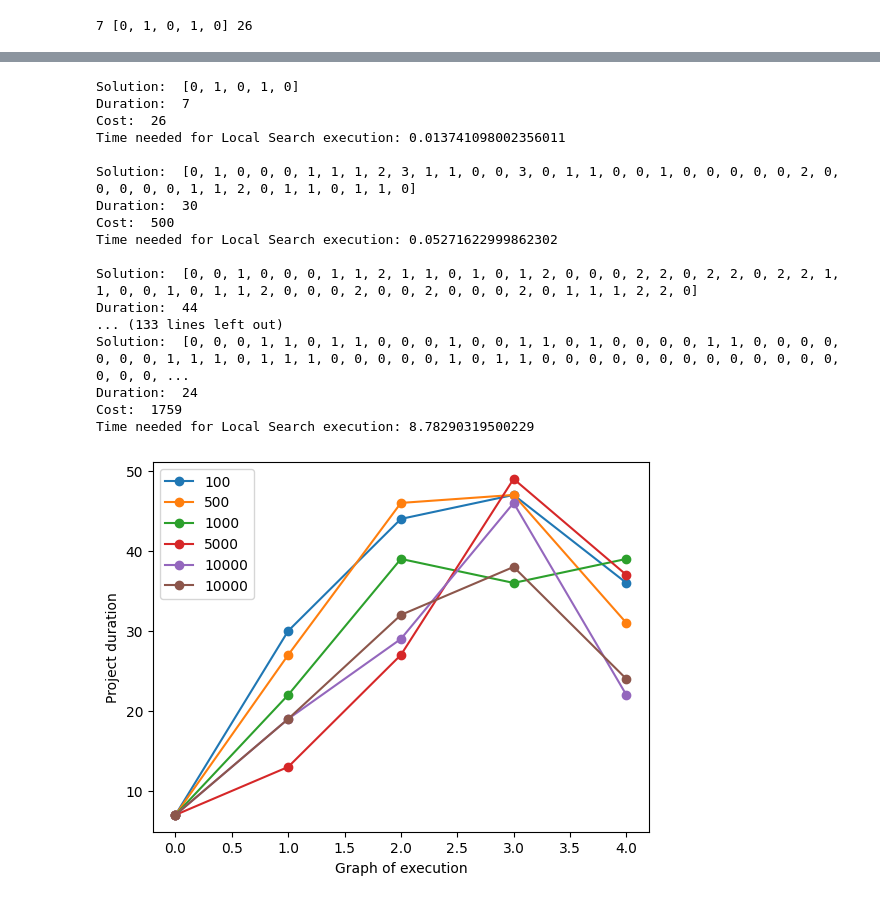
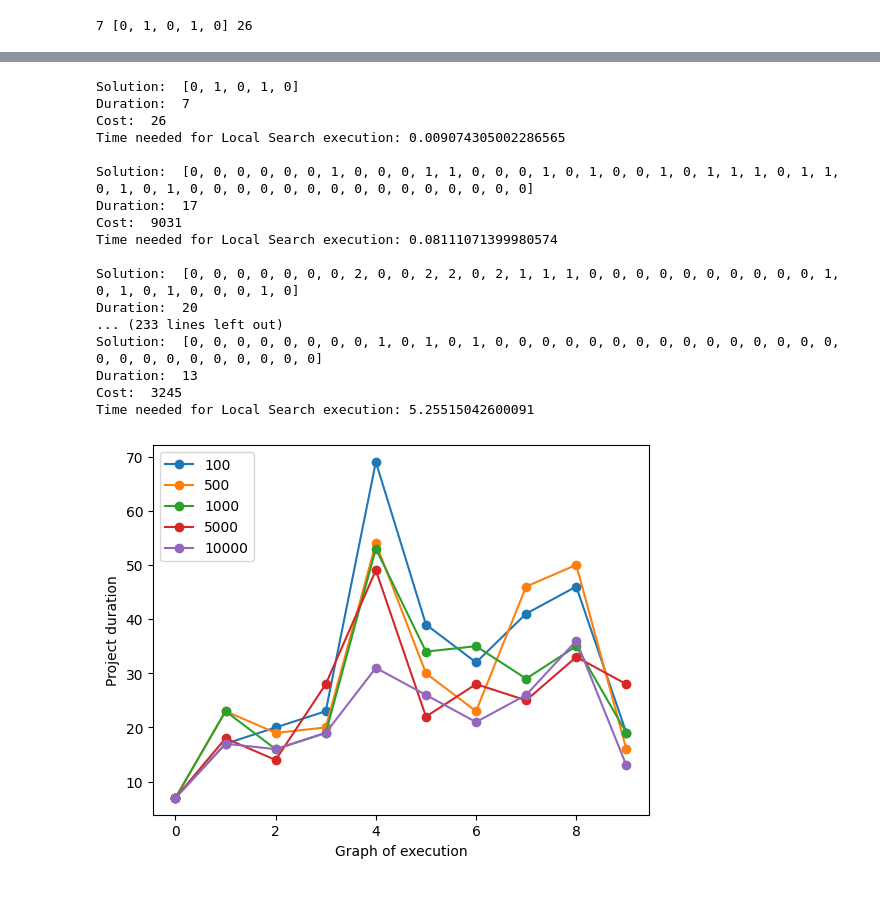
Before and after one commit to erlierine/Minimum-time-cost-tradeoff, a Jupyter notebook: s_metaheuristics.ipynb, the cells around one changed output, grey strips where cells are left out. Saved outputs shown, nothing was run; the diff lists cells and outputs as text; code cells hidden in the pictures.

```diff
--- a/s_metaheuristics.ipynb
+++ b/s_metaheuristics.ipynb
@@ -125,9 +151,8 @@ def generateFeasibleSolution(costs, budget):
         solution[int(node)] = random.randrange(len(costs[node]))
 
     if not isFeasible(costs, solution, budget):
-        return generateFeasibleSolution(costs, budget)
-    else:
-        return solution
+        correctNonFeasable(solution, costs, budget)
+    return solution
 # %%
 def getEarliestStartTime(nodes, solution, graph, earliestStartTime):
     if nodes == []:
@@ -331,7 +356,7 @@ nodes, GxNodes, GxEdges = getImmediateAncestors(graphName)
 costs = getCost(costsName)
 budget = 3000
 
-for iters in [100, 1000, 10000, 100000]:
+for iters in [100, 1000, 10000]:
     executeAlgorithms(nodes, costs, budget, iters)
 
 drawGraph(GxNodes, GxEdges)
@@ -357,12 +382,12 @@ Time needed for RVNS execution: 61.992609786000685
 # %%
 import time
 
-graphNames = ["testGraph", "graph3","graph5", "graph8", "graph7"]
-graphBudget = [30, 2000, 2000, 5000, 5000]
+graphNames = ["testGraph", "graph1","graph2", "graph3", "graph4", "graph5", "graph6", "graph7", "graph8", "graph10"]
+graphBudget = [30, 10000, 3600, 4000, 8750, 5200, 7100, 7100, 2500, 3300]
 
 minimalDurations = []
 
-for iters in [100, 500, 1000, 5000, 10000, 10000]:
+for iters in [100, 500, 1000, 5000, 10000]:
     for i in range(len(graphNames)):
         nodes, GxNodes, GxEdges = getImmediateAncestors("graphs/" + graphNames[i] + ".txt")
         costs = getCost("graphs/" + graphNames[i] + "costs" + ".txt")
@@ -407,12 +432,12 @@ Time needed for Local Search execution: 2.360797900997568
 # %%
 import time
 
-graphNames = ["testGraph", "graph3","graph5", "graph8", "graph7"]
-graphBudget = [30, 2000, 2000, 5000, 5000]
+graphNames = ["testGraph", "graph1","graph2", "graph3", "graph4", "graph5", "graph6", "graph7", "graph8", "graph10"]
+graphBudget = [30, 10000, 3600, 4000, 8750, 5200, 7100, 7100, 2500, 3300]
 
 minimalDurations = []
 
-for iters in [100, 500, 1000, 5000, 10000, 10000]:
+for iters in [100, 500, 1000, 5000, 10000]:
     for i in range(len(graphNames)):
         nodes, GxNodes, GxEdges = getImmediateAncestors("graphs/" + graphNames[i] + ".txt")
         costs = getCost("graphs/" + graphNames[i] + "costs" + ".txt")
@@ -457,50 +482,50 @@ Time needed for Local Search execution: 2.312880446006602
 # %%
 import time
 
-graphNames = ["testGraph", "graph3","graph5", "graph8", "graph7"]
-graphBudget = [30, 2000, 2000, 5000, 5000]
+graphNames = ["testGraph", "graph1","graph2", "graph3", "graph4", "graph5", "graph6", "graph7", "graph8", "graph10"]
+graphBudget = [30, 10000, 3600, 4000, 8750, 5200, 7100, 7100, 2500, 3300]
 
 minimalDurations = []
 
-for iters in [100, 500, 1000, 5000, 10000, 10000]:
+for iters in [100, 500, 1000, 5000, 10000]:
     for i in range(len(graphNames)):
         nodes, GxNodes, GxEdges = getImmediateAncestors("graphs/" + graphNames[i] + ".txt")
         costs = getCost("graphs/" + graphNames[i] + "costs" + ".txt")
 
         start = time.perf_counter()
         duration, solution, projectCost = RVNS(costs, nodes, iters, graphBudget[i], 3)
         print("Solution: ", solution)
         print("Duration: ", duration)
         print("Cost: ", projectCost)
         end = time.perf_counter()
         executionTime = end - start
         print("Time needed for Local Search execution: " + str(executionTime))
         minimalDurations.append(duration)
 
         print()
     plt.plot(range(len(graphNames)), minimalDurations, '-o', label=iters)
     plt.legend(loc='upper left')
     minimalDurations = []
 
 plt.xlabel("Graph of execution")
 plt.ylabel("Project duration")
 plt.show()
 # %% [output]
 Solution:  [0, 1, 0, 1, 0]
 Duration:  7
 Cost:  26
-Time needed for Local Search execution: 0.013741098002356011
+Time needed for Local Search execution: 0.009074305002286565
 
-Solution:  [0, 1, 0, 0, 0, 1, 1, 1, 2, 3, 1, 1, 0, 0, 3, 0, 1, 1, 0, 0, 1, 0, 0, 0, 0, 0, 2, 0, 0, 0, 0, 0, 1, 1, 2, 0, 1, 1, 0, 1, 1, 0]
-Duration:  30
-Cost:  500
-Time needed for Local Search execution: 0.05271622999862302
+Solution:  [0, 0, 0, 0, 0, 0, 1, 0, 0, 0, 1, 1, 0, 0, 0, 1, 0, 1, 0, 0, 1, 0, 1, 1, 1, 0, 1, 1, 0, 1, 0, 1, 0, 0, 0, 0, 0, 0, 0, 0, 0, 0, 0, 0, 0, 0, 0]
+Duration:  17
+Cost:  9031
+Time needed for Local Search execution: 0.08111071399980574
 
-Solution:  [0, 0, 1, 0, 0, 0, 1, 1, 2, 1, 1, 0, 1, 0, 1, 2, 0, 0, 0, 2, 2, 0, 2, 2, 0, 2, 2, 1, 1, 0, 0, 1, 0, 1, 1, 2, 0, 0, 0, 2, 0, 0, 2, 0, 0, 0, 2, 0, 1, 1, 1, 2, 2, 0]
-Duration:  44
-... (133 lines left out)
-Solution:  [0, 0, 0, 1, 1, 0, 1, 1, 0, 0, 0, 1, 0, 0, 1, 1, 0, 1, 0, 0, 0, 0, 1, 1, 0, 0, 0, 0, 0, 0, 0, 1, 1, 1, 0, 1, 1, 1, 0, 0, 0, 0, 0, 1, 0, 1, 1, 0, 0, 0, 0, 0, 0, 0, 0, 0, 0, 0, 0, 0, 0, 0, 0, ...
-Duration:  24
-Cost:  1759
-Time needed for Local Search execution: 8.78290319500229
+Solution:  [0, 0, 0, 0, 0, 0, 0, 2, 0, 0, 2, 2, 0, 2, 1, 1, 1, 0, 0, 0, 0, 0, 0, 0, 0, 0, 0, 1, 0, 1, 0, 1, 0, 0, 0, 1, 0]
+Duration:  20
+... (233 lines left out)
+Solution:  [0, 0, 0, 0, 0, 0, 0, 0, 1, 0, 1, 0, 1, 0, 0, 0, 0, 0, 0, 0, 0, 0, 0, 0, 0, 0, 0, 0, 0, 0, 0, 0, 0, 0, 0, 0, 0, 0]
+Duration:  13
+Cost:  3245
+Time needed for Local Search execution: 5.25515042600091
-[figure, old version]
+[figure, new version]
```
Also changed, not shown: parts of 7 cells of this notebook.
